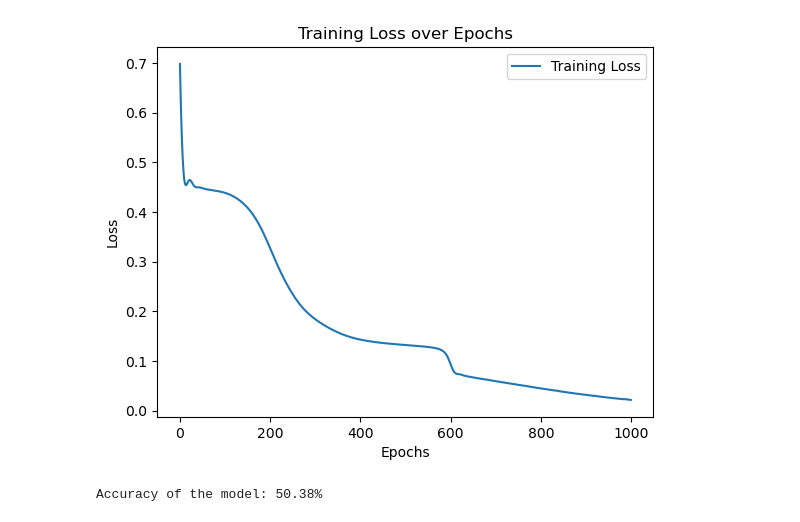
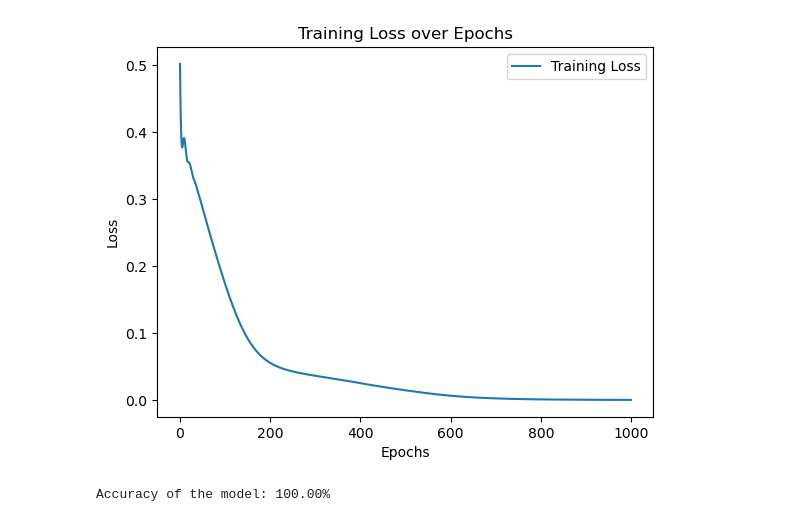
Before and after one commit to VandalSnikeNP/AI_PROJECT, a Jupyter notebook: comparison.ipynb, the cells around one changed output. Saved outputs shown, nothing was run; the diff lists cells and outputs as text; code cells hidden in the pictures.

```diff
--- a/comparison.ipynb
+++ b/comparison.ipynb
@@ -18,10 +20,7 @@ class MLP_sigmoid(nn.Module):
         super().__init__()
         self.fc1 = nn.Linear(input_size, hidden_size)
         self.activation = torch.sigmoid
-        self.fc2 = nn.Linear(hidden_size, hidden_size)
-        self.activation1 = torch.sigmoid
-        self.fc3 = nn.Linear(hidden_size, output_size)
-
+        self.fc2 = nn.Linear(hidden_size, output_size)
 
         if pars_W is not None:
             self.set_weights(pars_W)
@@ -36,8 +35,6 @@ class MLP_sigmoid(nn.Module):
         x = self.fc1(x)
         x = self.activation(x)
         x = self.fc2(x)
-        x = self.activation1(x)
-        x = self.fc3(x)
         return x
 
     def init_weights(self):
@@ -51,7 +48,7 @@ class MLP_sigmoid(nn.Module):
             for param, p in zip(self.parameters(), pars_W):
                 param.copy_(torch.tensor(p))
 
-    def train_network(self, lr, epochs, X, Y):
+    def train_network(self, lr, epochs, X, Y,patience=10,early_stopping=True):
         mse_loss = nn.MSELoss()
         optimizer = optim.Adam(self.parameters(), lr)
 
@@ -70,16 +67,17 @@ class MLP_sigmoid(nn.Module):
 
             print(f"Epoch {epoch+1}/{epochs}, Training Loss: {loss.item():.4f}")
 
-            if loss.item() < best_loss:
-                best_loss = loss.item()
-                epochs_no_improve = 0
-            else:
-                epochs_no_improve += 1
+            if early_stopping:
+                if loss.item() < best_loss:
+                    best_loss = loss.item()
+                    epochs_no_improve = 0
+                else:
+                    epochs_no_improve += 1
 
-        # Stopping condizionale
-        #     if epochs_no_improve >= patience:
-        #         print(f"Early stopping at epoch {epoch+1} due to no improvement.")
-        #         break
+
+                if epochs_no_improve >= patience:
+                    print(f"Early stopping at epoch {epoch+1} due to no improvement.")
+                    break
 
 
         print(f"Training completed. Best Training Loss: {best_loss:.4f}")
@@ -137,18 +134,13 @@ Y_tensor = torch.tensor(Y,dtype=torch.float32)
 val_data = TensorDataset(X_tensor, Y_tensor)
 val_loader = DataLoader(val_data, batch_size=1, shuffle=False)
 
-print(len(val_loader))
+model = MLP_sigmoid(dict['input_size'], dict['hidden_size'], dict['output_size'], None)
+training_losses = model.train_network(dict['lr'], dict['epochs'], X_tensor, Y_tensor,early_stopping=False)
 
-model = MLP_sigmoid(dict['input_size'], dict['hidden_size'], dict['output_size'], None)
-
-# Esegui l'allenamento
-training_losses = model.train_network(dict['lr'], dict['epochs'], X_tensor, Y_tensor)
-
-# Supponiamo di avere un dispositivo (CPU o GPU)
 device = torch.device("cuda" if torch.cuda.is_available() else "cpu")
+device = torch.device("cpu")
 
 model.plot_training_loss(training_losses)
 
-# Validazione del modello
 model.validate(val_loader, device)
 # %% [output]
@@ -172,2 +164,2 @@ Training completed. Best Training Loss: 0.0215
-[figure, old version]
+[figure, new version]
-Accuracy of the model: 50.38%
+Accuracy of the model: 100.00%
```
Also changed, not shown: parts of 13 cells of this notebook, 3 other files.
